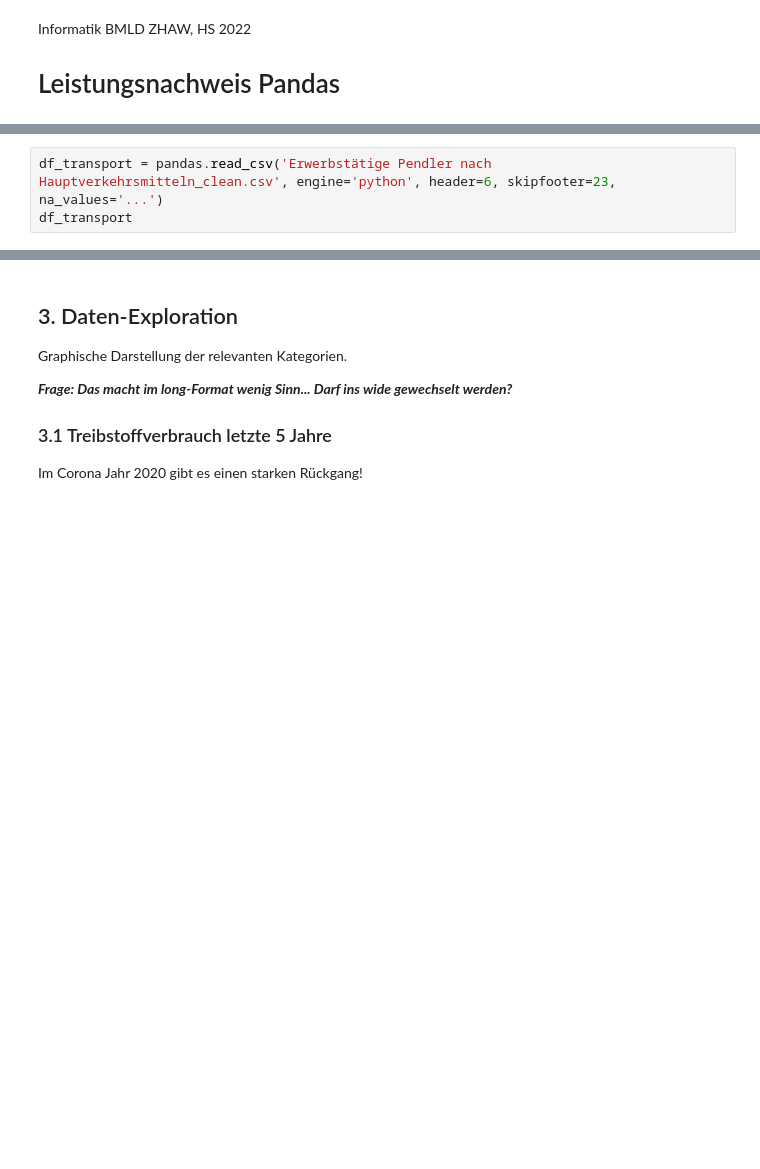
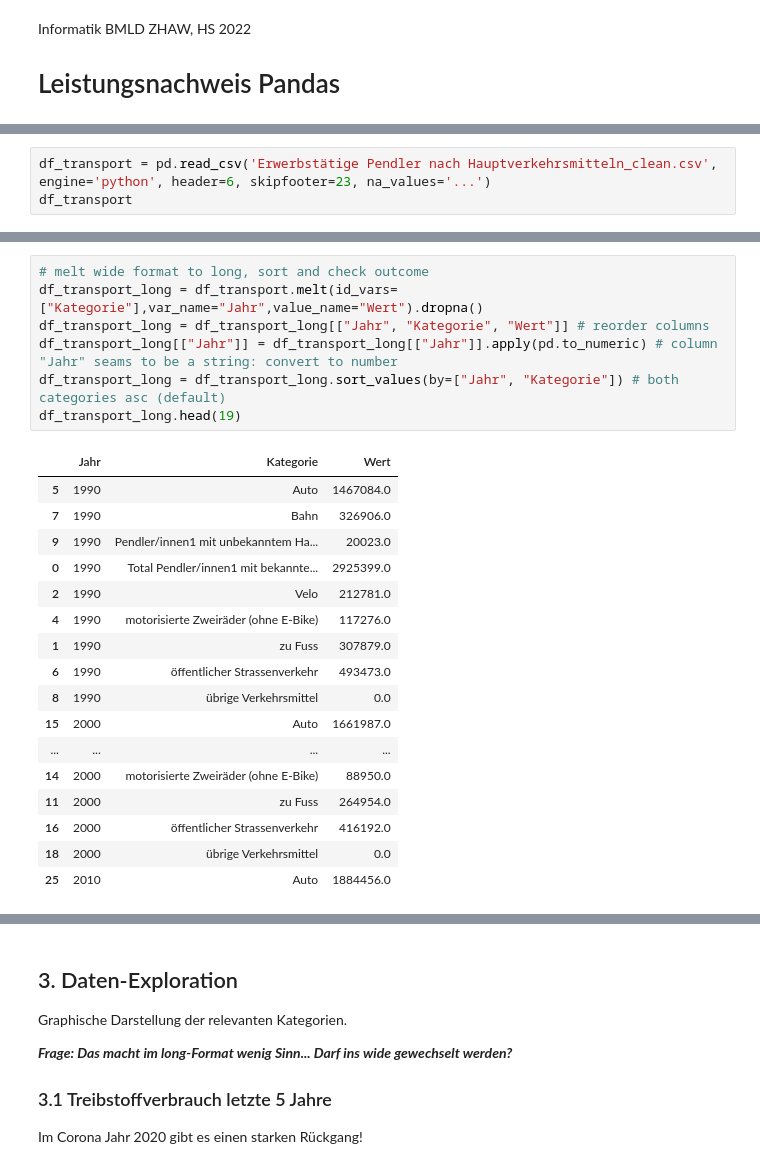
Before and after one commit to marco-weber/BMLD-2022-Informatik-Leistungsnachweis, a Jupyter notebook: Leistungsnachweisname_FilipaWeber_AnnaHasenfratz_EnyaJossen.ipynb, the cells around one changed output, grey strips where cells are left out. Drawn from its saved outputs; the diff is of its cells as text; blank space fills up the shorter version.

```diff
--- a/Leistungsnachweisname_FilipaWeber_AnnaHasenfratz_EnyaJossen.ipynb
+++ b/Leistungsnachweisname_FilipaWeber_AnnaHasenfratz_EnyaJossen.ipynb
@@ -82,5 +116,5 @@ Download als xlxs und speichern als Endenergieverbrauch nach `Erwerbstätige Pen
 # %%
-df_transport = pandas.read_csv('Erwerbstätige Pendler nach Hauptverkehrsmitteln_clean.csv', engine='python', header=6, skipfooter=23, na_values='...')
+df_transport = pd.read_csv('Erwerbstätige Pendler nach Hauptverkehrsmitteln_clean.csv', engine='python', header=6, skipfooter=23, na_values='...')
 df_transport
 # %% [output]
 |  | Kategorie | 1990 | 2000 | 2010 | 2011 | 2012 | 2013 | 2014 | 2015 | 2016 | 2017 | ... |
@@ -106,0 +168,25 @@ Parameter setzten, damit:
+# %%
+# melt wide format to long, sort and check outcome
+df_transport_long = df_transport.melt(id_vars=["Kategorie"],var_name="Jahr",value_name="Wert").dropna()
+df_transport_long = df_transport_long[["Jahr", "Kategorie", "Wert"]] # reorder columns
+df_transport_long[["Jahr"]] = df_transport_long[["Jahr"]].apply(pd.to_numeric) # column "Jahr" seams to be a string: convert to number
+df_transport_long = df_transport_long.sort_values(by=["Jahr", "Kategorie"]) # both categories asc (default)
+df_transport_long.head(19)
+# %% [output]
+|  | Jahr | Kategorie | Wert |
+| 5 | 1990 | Auto | 1467084.0 |
+| 7 | 1990 | Bahn | 326906.0 |
+| 9 | 1990 | Pendler/innen1 mit unbekanntem Ha... | 20023.0 |
+| 0 | 1990 | Total Pendler/innen1 mit bekannte... | 2925399.0 |
+| 2 | 1990 | Velo | 212781.0 |
+| 4 | 1990 | motorisierte Zweiräder (ohne E-Bike) | 117276.0 |
+| 1 | 1990 | zu Fuss | 307879.0 |
+| 6 | 1990 | öffentlicher Strassenverkehr | 493473.0 |
+| 8 | 1990 | übrige Verkehrsmittel | 0.0 |
+| 15 | 2000 | Auto | 1661987.0 |
+| ... | ... | ... | ... |
+| 14 | 2000 | motorisierte Zweiräder (ohne E-Bike) | 88950.0 |
+| 11 | 2000 | zu Fuss | 264954.0 |
+| 16 | 2000 | öffentlicher Strassenverkehr | 416192.0 |
+| 18 | 2000 | übrige Verkehrsmittel | 0.0 |
+| 25 | 2010 | Auto | 1884456.0 |
```
Also changed, not shown: parts of 14 cells of this notebook.
